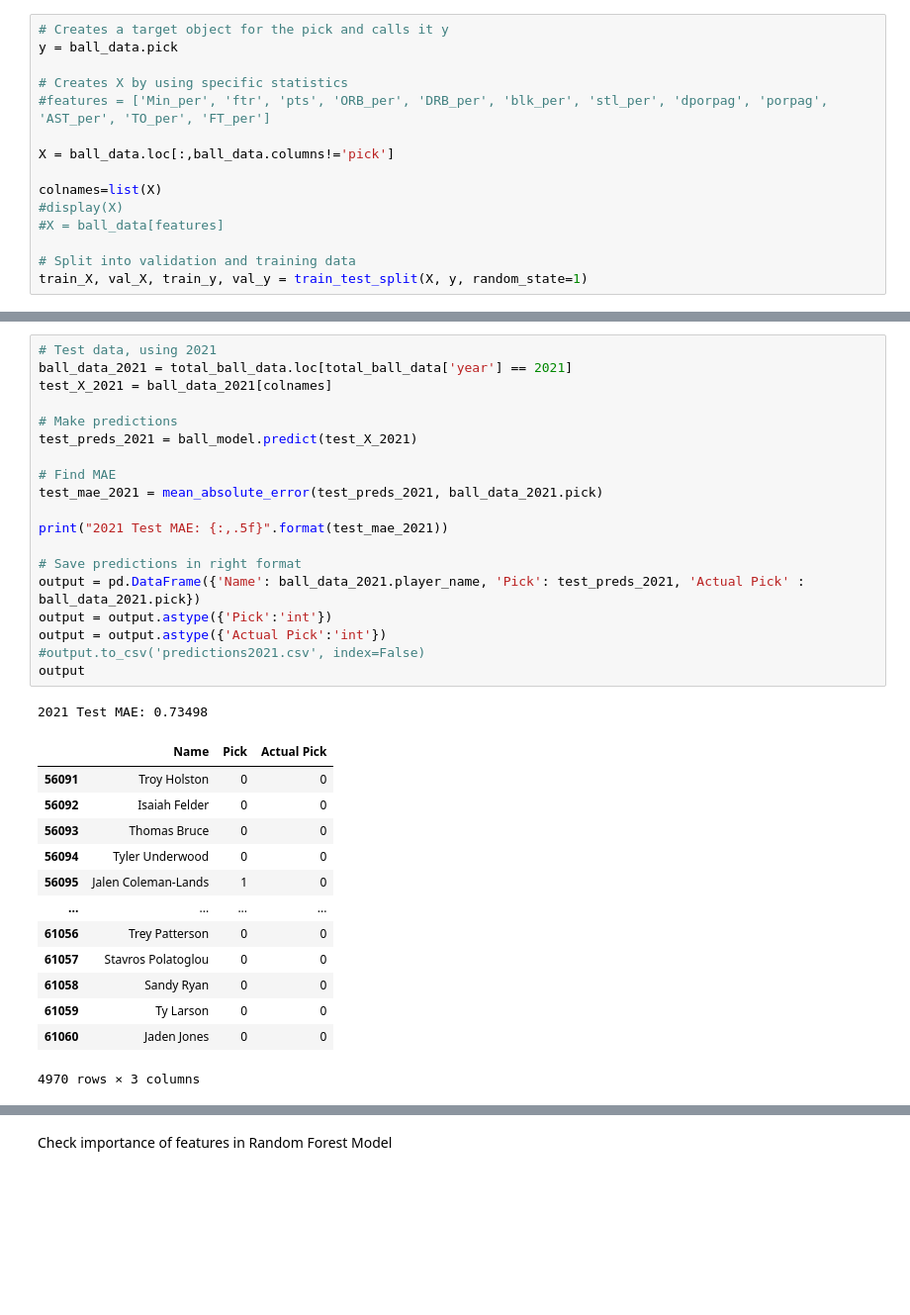
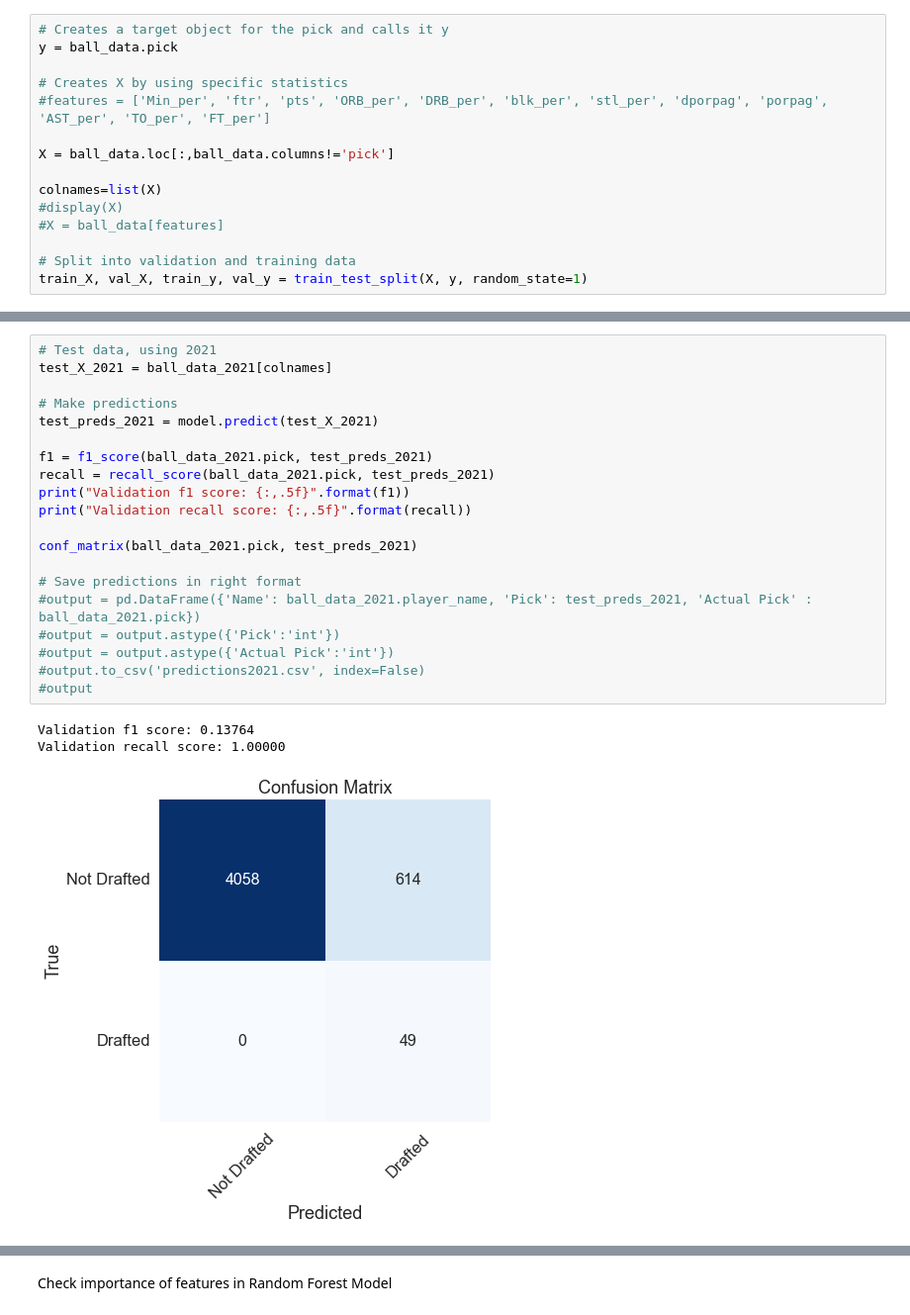
Before and after one commit to Aleksandra-dot/julDraft, a Jupyter notebook: random_forest.ipynb, the cells around one changed output, grey strips where cells are left out. Shown at 99% size. Saved outputs shown, nothing was run; the diff lists cells and outputs as text; blank space fills up the shorter version.

```diff
--- a/random_forest.ipynb
+++ b/random_forest.ipynb
@@ -89,34 +115,24 @@ Validation MAE: 1.38013
 # %%
 # Test data, using 2021
-ball_data_2021 = total_ball_data.loc[total_ball_data['year'] == 2021]
 test_X_2021 = ball_data_2021[colnames]
 
 # Make predictions
-test_preds_2021 = ball_model.predict(test_X_2021)
+test_preds_2021 = model.predict(test_X_2021)
 
-# Find MAE
-test_mae_2021 = mean_absolute_error(test_preds_2021, ball_data_2021.pick)
+f1 = f1_score(ball_data_2021.pick, test_preds_2021)
+recall = recall_score(ball_data_2021.pick, test_preds_2021)
+print("Validation f1 score: {:,.5f}".format(f1))
+print("Validation recall score: {:,.5f}".format(recall))
 
-print("2021 Test MAE: {:,.5f}".format(test_mae_2021))
+conf_matrix(ball_data_2021.pick, test_preds_2021)
 
 # Save predictions in right format
-output = pd.DataFrame({'Name': ball_data_2021.player_name, 'Pick': test_preds_2021, 'Actual Pick' : ball_data_2021.pick})
-output = output.astype({'Pick':'int'})
-output = output.astype({'Actual Pick':'int'})
+#output = pd.DataFrame({'Name': ball_data_2021.player_name, 'Pick': test_preds_2021, 'Actual Pick' : ball_data_2021.pick})
+#output = output.astype({'Pick':'int'})
+#output = output.astype({'Actual Pick':'int'})
 #output.to_csv('predictions2021.csv', index=False)
-output
+#output
 # %% [output]
-2021 Test MAE: 0.73498
+Validation f1 score: 0.13764
+Validation recall score: 1.00000
-|  | Name | Pick | Actual Pick |
-| 56091 | Troy Holston | 0 | 0 |
-| 56092 | Isaiah Felder | 0 | 0 |
-| 56093 | Thomas Bruce | 0 | 0 |
-| 56094 | Tyler Underwood | 0 | 0 |
-| 56095 | Jalen Coleman-Lands | 1 | 0 |
-| ... | ... | ... | ... |
-| 61056 | Trey Patterson | 0 | 0 |
-| 61057 | Stavros Polatoglou | 0 | 0 |
-| 61058 | Sandy Ryan | 0 | 0 |
-| 61059 | Ty Larson | 0 | 0 |
-| 61060 | Jaden Jones | 0 | 0 |
-4970 rows × 3 columns
+[figure, added]
```
Also changed, not shown: parts of 12 cells of this notebook, 2 other files.
